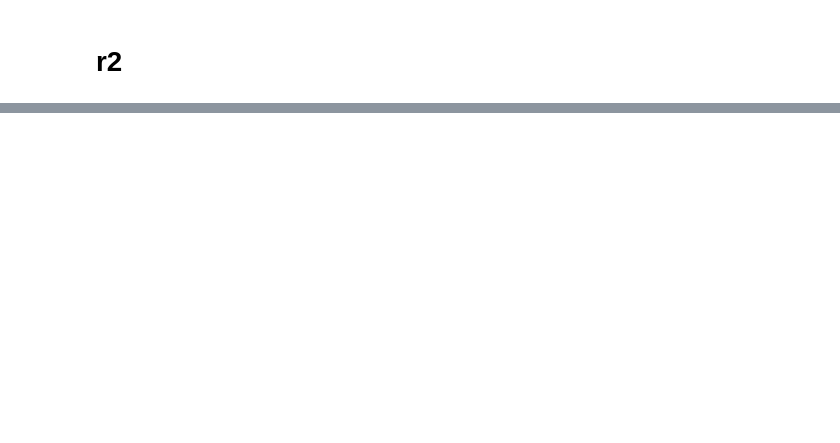
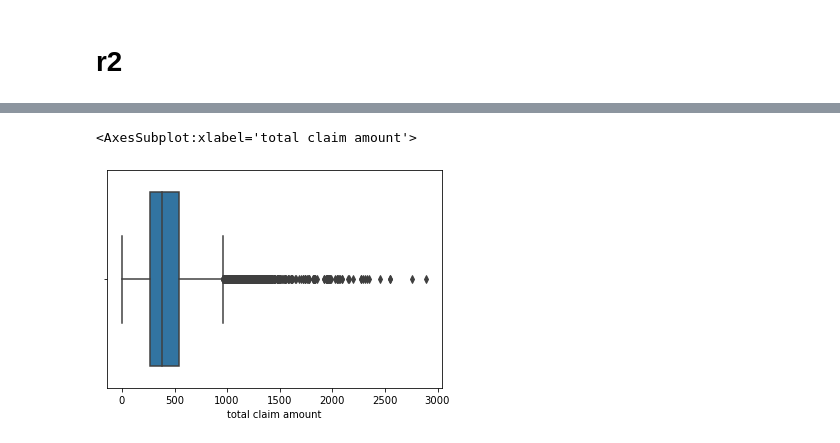
Before and after one commit to romeojab/lab-customer-analysis-round-2, a Jupyter notebook: customer-analysis-round-2.ipynb, the cells around one changed output, grey strips where cells are left out. Saved outputs shown, nothing was run; the diff lists cells and outputs as text; code cells hidden in the pictures; blank space fills up the shorter version.

```diff
--- a/customer-analysis-round-2.ipynb
+++ b/customer-analysis-round-2.ipynb
@@ -1013,4 +1163,6 @@ r2
 # %%
-# sns.displot(X['total claim amount'])
-# plt.show()
+sns.boxplot(x=y)
+# %% [output]
+<AxesSubplot:xlabel='total claim amount'>
+[figure, added]
 # %%
```
Also changed, not shown: parts of 67 cells of this notebook.
